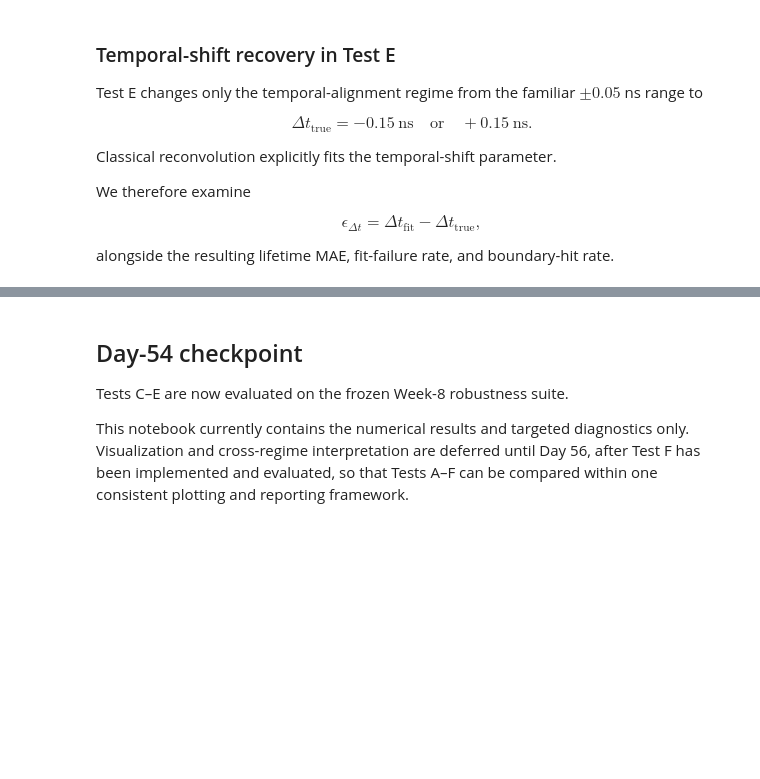
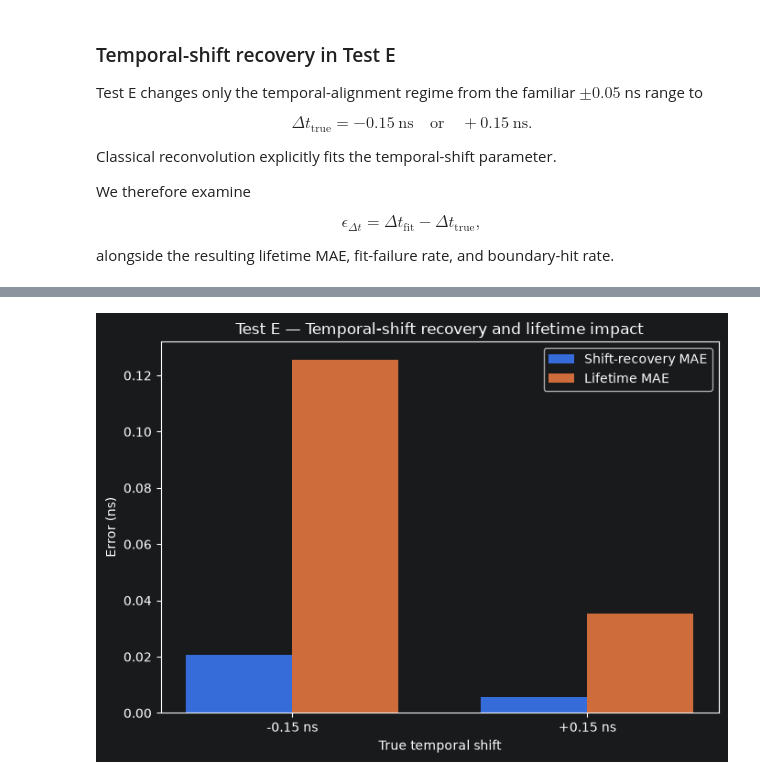
Before and after one commit to moryev/tcspc-lifetime-toolkit, a Jupyter notebook: notebooks/13_generalization_and_robustness.ipynb, the cells around one changed output, grey strips where cells are left out. Saved outputs shown, nothing was run; the diff lists cells and outputs as text; code cells hidden in the pictures; blank space fills up the shorter version.

```diff
--- a/notebooks/13_generalization_and_robustness.ipynb
+++ b/notebooks/13_generalization_and_robustness.ipynb
@@ -1187,13 +1562,70 @@ instrument_diagnostics.test_e_shift_recovery
 |  | true_shift_ns | n_total | n_valid | failure_rate | boundary_hit_rate | mean_fitted_shift_ns | shift_bias_ns | ... |
 | 0 | -0.15 | 96 | 96 | 0.0 | 0.0 | -0.147152 | 0.002848 | ... |
 | 1 | 0.15 | 96 | 96 | 0.0 | 0.0 | 0.150913 | 0.000913 | ... |
-# %% [markdown]
-## Day-54 checkpoint
-
-Tests C–E are now evaluated on the frozen Week-8 robustness suite.
-
-This notebook currently contains the numerical results and targeted
-diagnostics only. Visualization and cross-regime interpretation are
-deferred until Day 56, after Test F has been implemented and evaluated,
-so that Tests A–F can be compared within one consistent plotting and
-reporting framework.
+# %%
+shift_recovery = (
+    instrument_diagnostics
+    .test_e_shift_recovery
+    .copy()
+)
+
+x = np.arange(
+    len(shift_recovery)
+)
+
+width = 0.36
+
+fig, ax = plt.subplots(
+    figsize=(7, 5)
+)
+
+ax.bar(
+    x - width / 2,
+    shift_recovery[
+        "shift_mae_ns"
+    ],
+    width=width,
+    label="Shift-recovery MAE",
+)
+
+ax.bar(
+    x + width / 2,
+    shift_recovery[
+        "lifetime_mae_ns"
+    ],
+    width=width,
+    label="Lifetime MAE",
+)
+
+ax.set_xticks(
+    x
+)
+
+ax.set_xticklabels(
+    [
+        f"{shift:+.2f} ns"
+        for shift
+        in shift_recovery[
+            "true_shift_ns"
+        ]
+    ]
+)
+
+ax.set_ylabel(
+    "Error (ns)"
+)
+
+ax.set_xlabel(
+    "True temporal shift"
+)
+
+ax.set_title(
+    "Test E — Temporal-shift recovery and lifetime impact"
+)
+
+ax.legend()
+
+fig.tight_layout()
+plt.show()
+# %% [output]
+[figure, added]
```
Also changed, not shown: parts of 27 cells of this notebook.
